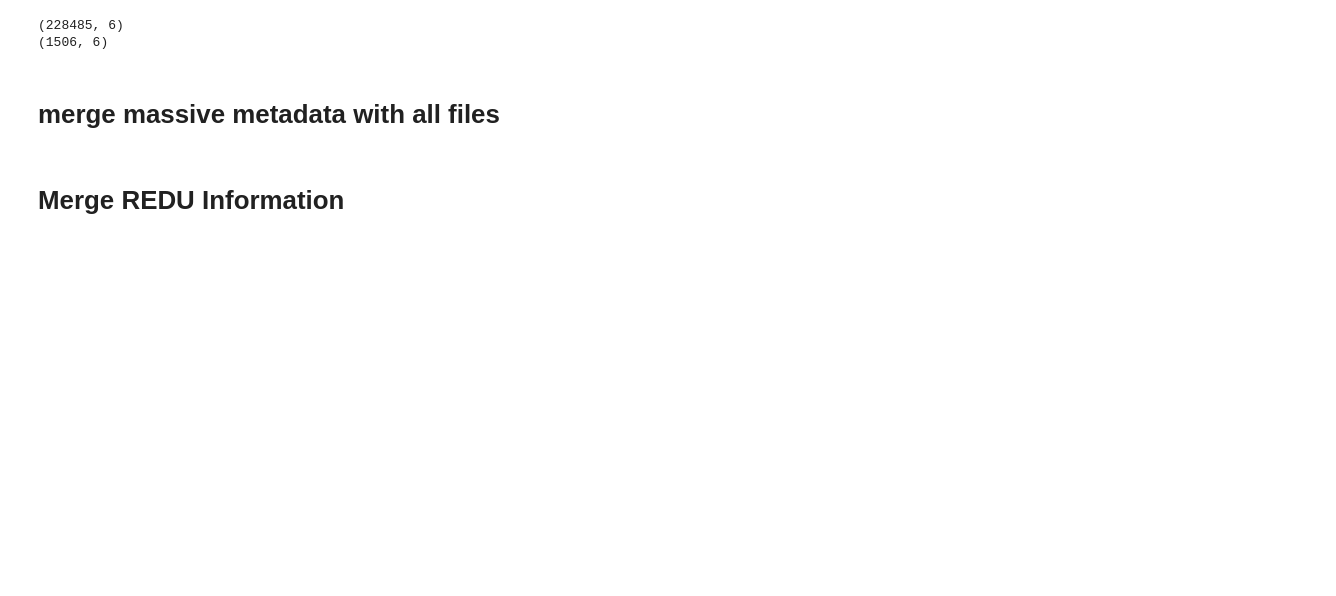
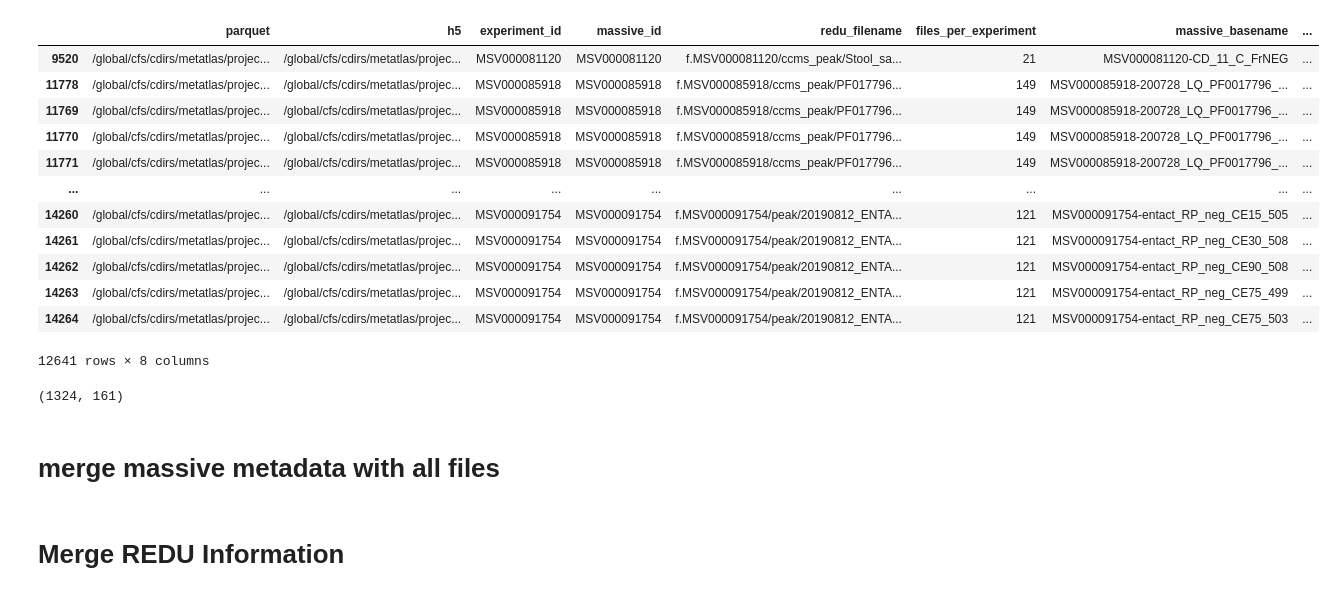
Before and after one commit to biorack/envnet, a Jupyter notebook: envnet/build/build_the_network.ipynb, the cells around one changed output. Drawn from its saved outputs; the diff is of its cells as text; code cells hidden in the pictures; blank space fills up the shorter version.

```diff
--- a/envnet/build/build_the_network.ipynb
+++ b/envnet/build/build_the_network.ipynb
@@ -45,25 +80,24 @@ def get_files_from_disk(directory,extension):
 half_precursor_tolerance = 0.001 # since we typically use 0.002 as the precursor tolerance, we can use 0.001 as the half tolerance
 
 data_dir = '/global/cfs/cdirs/metatlas/projects/carbon_network/raw_data'
-metadata_folder = '/global/cfs/cdirs/metatlas/projects/carbon_network'
 environmental_metatlas_folder = os.path.join(data_dir,'metatlas')
-metatlas_no_buddy_folder = os.path.join(data_dir,'metatlas_no_buddy')
+# metatlas_no_buddy_folder = os.path.join(data_dir,'metatlas_no_buddy')
 
 
 # Get metatlas-no-buddy  files
-dates, parquet_files = get_files_from_disk(metatlas_no_buddy_folder, 'parquet')
-dates, h5_files = get_files_from_disk(metatlas_no_buddy_folder, 'h5')
+# dates, parquet_files = get_files_from_disk(metatlas_no_buddy_folder, 'parquet')
+# dates, h5_files = get_files_from_disk(metatlas_no_buddy_folder, 'h5')
 
 df = {}
-for f in parquet_files:
-    df[f.replace('.parquet','')] = {}
-for f in h5_files:
-    df[f.replace('.h5','')] = {}
+# for f in parquet_files:
+#     df[f.replace('.parquet','')] = {}
+# for f in h5_files:
+#     df[f.replace('.h5','')] = {}
 
-for f in parquet_files:
-    df[f.replace('.parquet','')]['parquet'] = f
-for f in h5_files:
-    df[f.replace('.h5','')]['h5'] = f
+# for f in parquet_files:
+#     df[f.replace('.parquet','')]['parquet'] = f
+# for f in h5_files:
+#     df[f.replace('.h5','')]['h5'] = f
 
 # Get metatlas environmental files
 dates, parquet_files = get_files_from_disk(environmental_metatlas_folder, 'parquet')
@@ -91,33 +125,68 @@ for f in parquet_files:
     df[f.replace('.parquet','')]['parquet'] = f
 for f in h5_files:
     df[f.replace('.h5','')]['h5'] = f
 
 
 for k,v in df.items():
     if environmental_metatlas_folder in k:
         df[k]['experiment_id'] = '_'.join(os.path.basename(k).split('_')[4:6])
 
-for k,v in df.items():
-    if metatlas_no_buddy_folder in k:
-        df[k]['experiment_id'] = '_'.join(os.path.basename(k).split('_')[4:6])
+# for k,v in df.items():
+#     if metatlas_no_buddy_folder in k:
+#         df[k]['experiment_id'] = '_'.join(os.path.basename(k).split('_')[4:6])
 
 df = pd.DataFrame(df).T
 
 # extract the massive ID from the path
 pattern = r'(?<=/)(MSV.*?)(?=/)'
 a = df.copy().index.str.extract(pattern)
 df['massive_id'] = a[0].tolist()
 
 # extract everything from the massive ID to the filename
 pattern = r'(\/MSV.*)'
 df['redu_filename'] = df.copy().index.str.extract(pattern,expand=False)
 df['redu_filename'] = df['redu_filename'].str.replace(r'^/', 'f.', regex=True)
 
 # ADD IN EXPERIMENT_ID TO DEAL WITH BOTH MASSIVE AND LBL DATASETS
 idx = pd.notna(df['massive_id'])
 df.loc[idx,'experiment_id'] = df.loc[idx,'massive_id']
 
 df.reset_index(inplace=True,drop=True)
 
 df_grouped = df.groupby('experiment_id').size().reset_index(name='files_per_experiment')
 df = pd.merge(df, df_grouped, on='experiment_id', how='left')
+
+df = df[pd.notna(df['parquet'])]
+df = df[~df['parquet'].str.contains('.old.')]
+df = df[~df['parquet'].str.contains('Frtlzr',case=False)]
+df = df[~df['parquet'].str.contains('qc',case=False)]
+df = df[~df['parquet'].str.contains('blank',case=False)]
+df = df[~df['parquet'].str.contains('exctrl',case=False)]
+df = df[(df['parquet'].str.contains('/raw_data/metatlas/',case=False)) | (df['parquet'].str.contains('/raw_data/massive/',case=False))]
+
+df['massive_basename'] = df.apply(lambda x: '%s-%s'%(x['experiment_id'],os.path.basename(x['parquet'])),axis=1)
+df['massive_basename'] = df['massive_basename'].str.replace('.parquet','',regex=False)
+df['has_ccms_peak'] = df['parquet'].str.contains('ccms_peak',case=False)
+df.sort_values('has_ccms_peak',ascending=False,inplace=True)
+df.drop_duplicates('massive_basename',inplace=True)
+
+df
+# %% [output]
+|  | parquet | h5 | experiment_id | massive_id | redu_filename | files_per_experiment | massive_basename | ... |
+| 9520 | /global/cfs/cdirs/metatlas/projec... | /global/cfs/cdirs/metatlas/projec... | MSV000081120 | MSV000081120 | f.MSV000081120/ccms_peak/Stool_sa... | 21 | MSV000081120-CD_11_C_FrNEG | ... |
+| 11778 | /global/cfs/cdirs/metatlas/projec... | /global/cfs/cdirs/metatlas/projec... | MSV000085918 | MSV000085918 | f.MSV000085918/ccms_peak/PF017796... | 149 | MSV000085918-200728_LQ_PF0017796_... | ... |
+| 11769 | /global/cfs/cdirs/metatlas/projec... | /global/cfs/cdirs/metatlas/projec... | MSV000085918 | MSV000085918 | f.MSV000085918/ccms_peak/PF017796... | 149 | MSV000085918-200728_LQ_PF0017796_... | ... |
+| 11770 | /global/cfs/cdirs/metatlas/projec... | /global/cfs/cdirs/metatlas/projec... | MSV000085918 | MSV000085918 | f.MSV000085918/ccms_peak/PF017796... | 149 | MSV000085918-200728_LQ_PF0017796_... | ... |
+| 11771 | /global/cfs/cdirs/metatlas/projec... | /global/cfs/cdirs/metatlas/projec... | MSV000085918 | MSV000085918 | f.MSV000085918/ccms_peak/PF017796... | 149 | MSV000085918-200728_LQ_PF0017796_... | ... |
+| ... | ... | ... | ... | ... | ... | ... | ... | ... |
+| 14260 | /global/cfs/cdirs/metatlas/projec... | /global/cfs/cdirs/metatlas/projec... | MSV000091754 | MSV000091754 | f.MSV000091754/peak/20190812_ENTA... | 121 | MSV000091754-entact_RP_neg_CE15_505 | ... |
+| 14261 | /global/cfs/cdirs/metatlas/projec... | /global/cfs/cdirs/metatlas/projec... | MSV000091754 | MSV000091754 | f.MSV000091754/peak/20190812_ENTA... | 121 | MSV000091754-entact_RP_neg_CE30_508 | ... |
+| 14262 | /global/cfs/cdirs/metatlas/projec... | /global/cfs/cdirs/metatlas/projec... | MSV000091754 | MSV000091754 | f.MSV000091754/peak/20190812_ENTA... | 121 | MSV000091754-entact_RP_neg_CE90_508 | ... |
+| 14263 | /global/cfs/cdirs/metatlas/projec... | /global/cfs/cdirs/metatlas/projec... | MSV000091754 | MSV000091754 | f.MSV000091754/peak/20190812_ENTA... | 121 | MSV000091754-entact_RP_neg_CE75_499 | ... |
+| 14264 | /global/cfs/cdirs/metatlas/projec... | /global/cfs/cdirs/metatlas/projec... | MSV000091754 | MSV000091754 | f.MSV000091754/peak/20190812_ENTA... | 121 | MSV000091754-entact_RP_neg_CE75_503 | ... |
+12641 rows × 8 columns
+# %%
+
+files_that_pass.shape[0],len(set(files_that_pass['massive_basename'].tolist()) - set(df['massive_basename'].tolist()))
+# %% [output]
+(1324, 161)
@@ -124,12 +206,9 @@ df = pd.merge(df, df_grouped, on='experiment_id', how='left')
 # %%
-from metatlas.untargeted.tools import get_google_sheet
-file_df = get_google_sheet(notebook_name='Supplementary Tables',sheet_name='Table 1a')
-print(df.shape)
-df = df[df['parquet'].isin(file_df['parquet'])]
-print(df.shape)
+# from metatlas.untargeted.tools import get_google_sheet
+# file_df = get_google_sheet(notebook_name='Supplementary Tables',sheet_name='Table 1a')
+# print(df.shape)
+# df = df[df['parquet'].isin(file_df['parquet'])]
+# print(df.shape)
-# %% [output]
-(228485, 6)
-(1506, 6)
 # %% [markdown]
 # merge massive metadata with all files
 # %%
```
Also changed, not shown: parts of 57 cells of this notebook, 10 other files.
